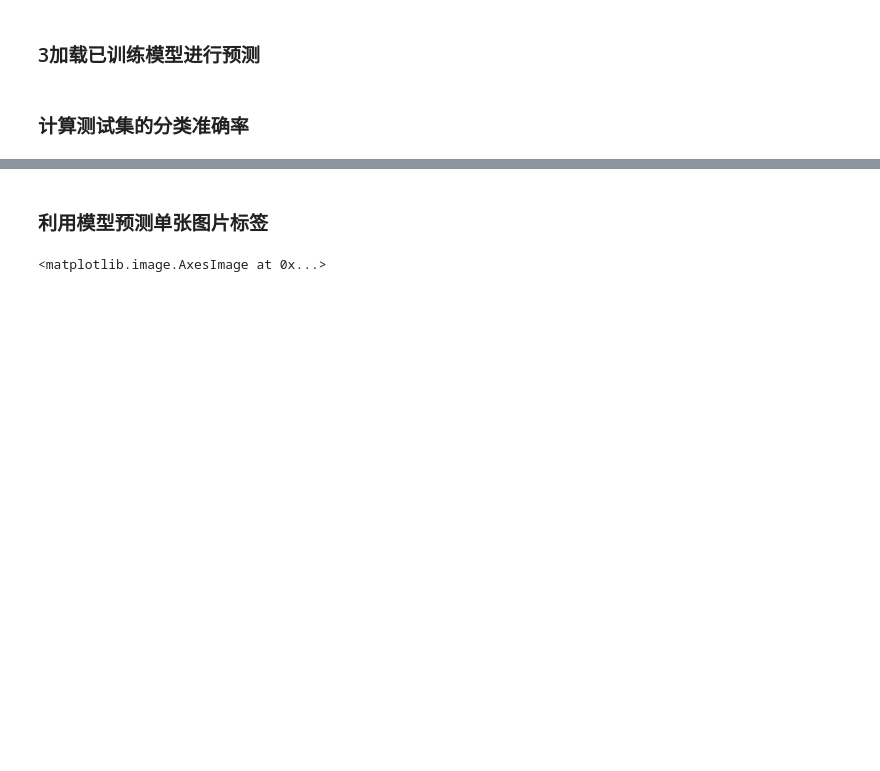
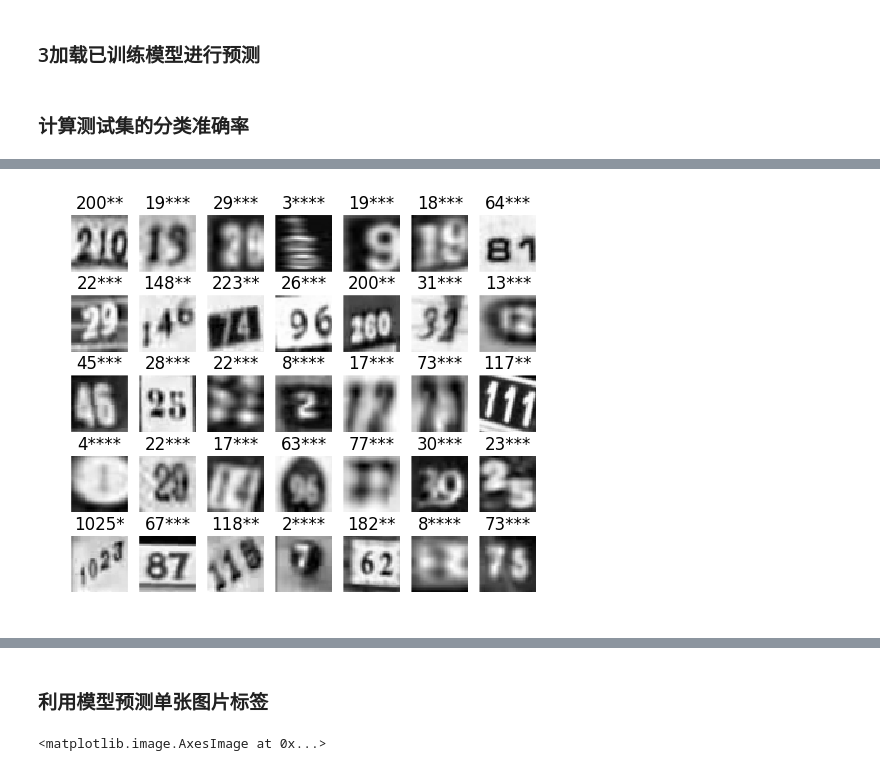
Before and after one commit to mee1o/dr, a Jupyter notebook: capstone_multi3_load_trained_model.ipynb, the cells around one changed output, grey strips where cells are left out. Drawn from its saved outputs; the diff is of its cells as text; code cells hidden in the pictures; blank space fills up the shorter version.

```diff
--- a/capstone_multi3_load_trained_model.ipynb
+++ b/capstone_multi3_load_trained_model.ipynb
@@ -127,0 +146,25 @@ accuracy
+# %%
+predict_correct = np.all(prediction == test_labels, axis=1)
+# %%
+predict_wrong = np.invert(predict_correct)
+# %%
+def label_to_str(label):
+    s = ''
+    for d in label:
+        if d < 10:
+            s += str(d)
+        else:
+            s += '*'
+    return s
+# %%
+def plot_images(images, labels):
+    fig, axes = plt.subplots(nrows=5, ncols=7, figsize=(6,5))
+    #fig.subplots_adjust(hspace=0.3, wspace=0.1)
+    for i, ax in enumerate(axes.flatten()):
+        ax.axis('off')
+        ax.imshow(images[i], cmap=plt.cm.gray, interpolation='none')
+        ax.set_title( label_to_str(labels[i]) )
+# %%
+plot_images(test_dataset[predict_wrong].reshape((-1, IMAGE_SIZE, IMAGE_SIZE)), prediction[predict_wrong])
+# %% [output]
+[figure, added]
```
Also changed, not shown: parts of 10 cells of this notebook, 2 other files.
